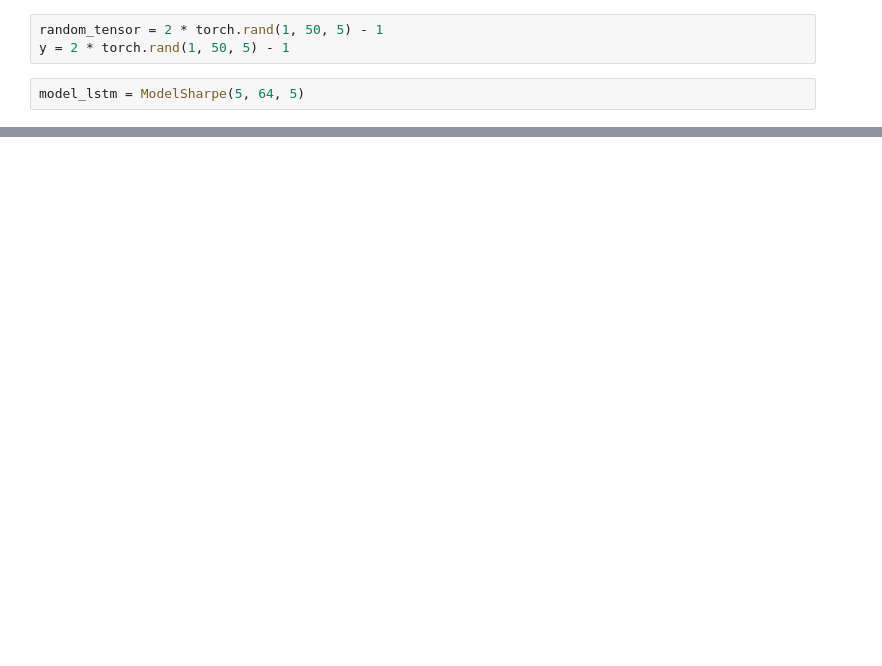
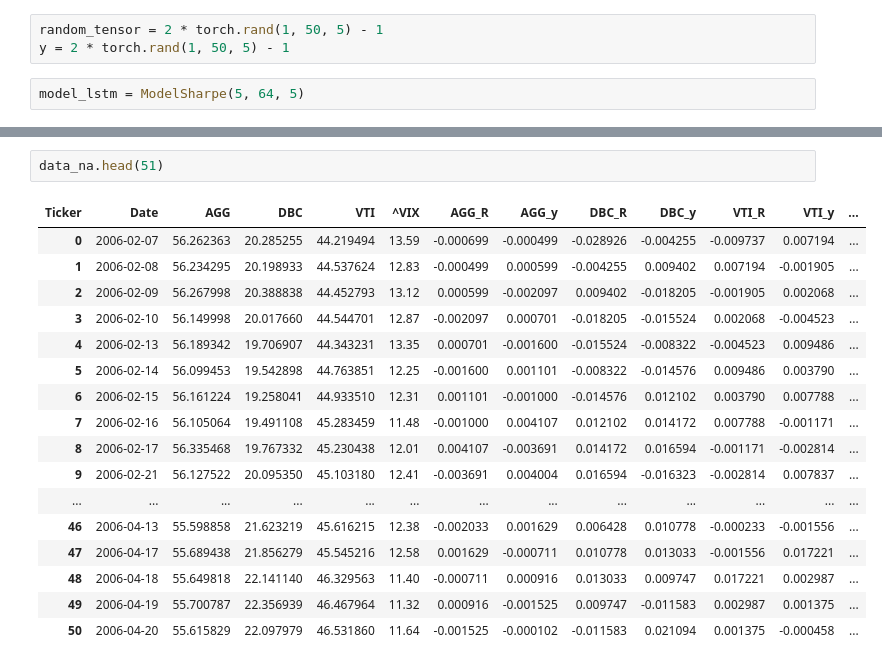
Before and after one commit to alexandreviard/DL-Portfolio-CMAP, a Jupyter notebook: lstm_rapide.ipynb, the cells around one changed output, grey strips where cells are left out. Drawn from its saved outputs; the diff is of its cells as text; blank space fills up the shorter version.

```diff
--- a/lstm_rapide.ipynb
+++ b/lstm_rapide.ipynb
@@ -117,0 +148,20 @@ KeyError: "None of [Index(['AGG_y_y', 'DBC_y_y', 'VTI_y_y', '^VIX_y_y'], dtype='
+# %%
+data_na.head(51)
+# %% [output]
+| Ticker | Date | AGG | DBC | VTI | ^VIX | AGG_R | AGG_y | DBC_R | DBC_y | VTI_R | VTI_y | ... |
+| 0 | 2006-02-07 | 56.262363 | 20.285255 | 44.219494 | 13.59 | -0.000699 | -0.000499 | -0.028926 | -0.004255 | -0.009737 | 0.007194 | ... |
+| 1 | 2006-02-08 | 56.234295 | 20.198933 | 44.537624 | 12.83 | -0.000499 | 0.000599 | -0.004255 | 0.009402 | 0.007194 | -0.001905 | ... |
+| 2 | 2006-02-09 | 56.267998 | 20.388838 | 44.452793 | 13.12 | 0.000599 | -0.002097 | 0.009402 | -0.018205 | -0.001905 | 0.002068 | ... |
+| 3 | 2006-02-10 | 56.149998 | 20.017660 | 44.544701 | 12.87 | -0.002097 | 0.000701 | -0.018205 | -0.015524 | 0.002068 | -0.004523 | ... |
+| 4 | 2006-02-13 | 56.189342 | 19.706907 | 44.343231 | 13.35 | 0.000701 | -0.001600 | -0.015524 | -0.008322 | -0.004523 | 0.009486 | ... |
+| 5 | 2006-02-14 | 56.099453 | 19.542898 | 44.763851 | 12.25 | -0.001600 | 0.001101 | -0.008322 | -0.014576 | 0.009486 | 0.003790 | ... |
+| 6 | 2006-02-15 | 56.161224 | 19.258041 | 44.933510 | 12.31 | 0.001101 | -0.001000 | -0.014576 | 0.012102 | 0.003790 | 0.007788 | ... |
+| 7 | 2006-02-16 | 56.105064 | 19.491108 | 45.283459 | 11.48 | -0.001000 | 0.004107 | 0.012102 | 0.014172 | 0.007788 | -0.001171 | ... |
+| 8 | 2006-02-17 | 56.335468 | 19.767332 | 45.230438 | 12.01 | 0.004107 | -0.003691 | 0.014172 | 0.016594 | -0.001171 | -0.002814 | ... |
+| 9 | 2006-02-21 | 56.127522 | 20.095350 | 45.103180 | 12.41 | -0.003691 | 0.004004 | 0.016594 | -0.016323 | -0.002814 | 0.007837 | ... |
+| ... | ... | ... | ... | ... | ... | ... | ... | ... | ... | ... | ... | ... |
+| 46 | 2006-04-13 | 55.598858 | 21.623219 | 45.616215 | 12.38 | -0.002033 | 0.001629 | 0.006428 | 0.010778 | -0.000233 | -0.001556 | ... |
+| 47 | 2006-04-17 | 55.689438 | 21.856279 | 45.545216 | 12.58 | 0.001629 | -0.000711 | 0.010778 | 0.013033 | -0.001556 | 0.017221 | ... |
+| 48 | 2006-04-18 | 55.649818 | 22.141140 | 46.329563 | 11.40 | -0.000711 | 0.000916 | 0.013033 | 0.009747 | 0.017221 | 0.002987 | ... |
+| 49 | 2006-04-19 | 55.700787 | 22.356939 | 46.467964 | 11.32 | 0.000916 | -0.001525 | 0.009747 | -0.011583 | 0.002987 | 0.001375 | ... |
+| 50 | 2006-04-20 | 55.615829 | 22.097979 | 46.531860 | 11.64 | -0.001525 | -0.000102 | -0.011583 | 0.021094 | 0.001375 | -0.000458 | ... |
```
Also changed, not shown: parts of 15 cells of this notebook, 1 other file.
